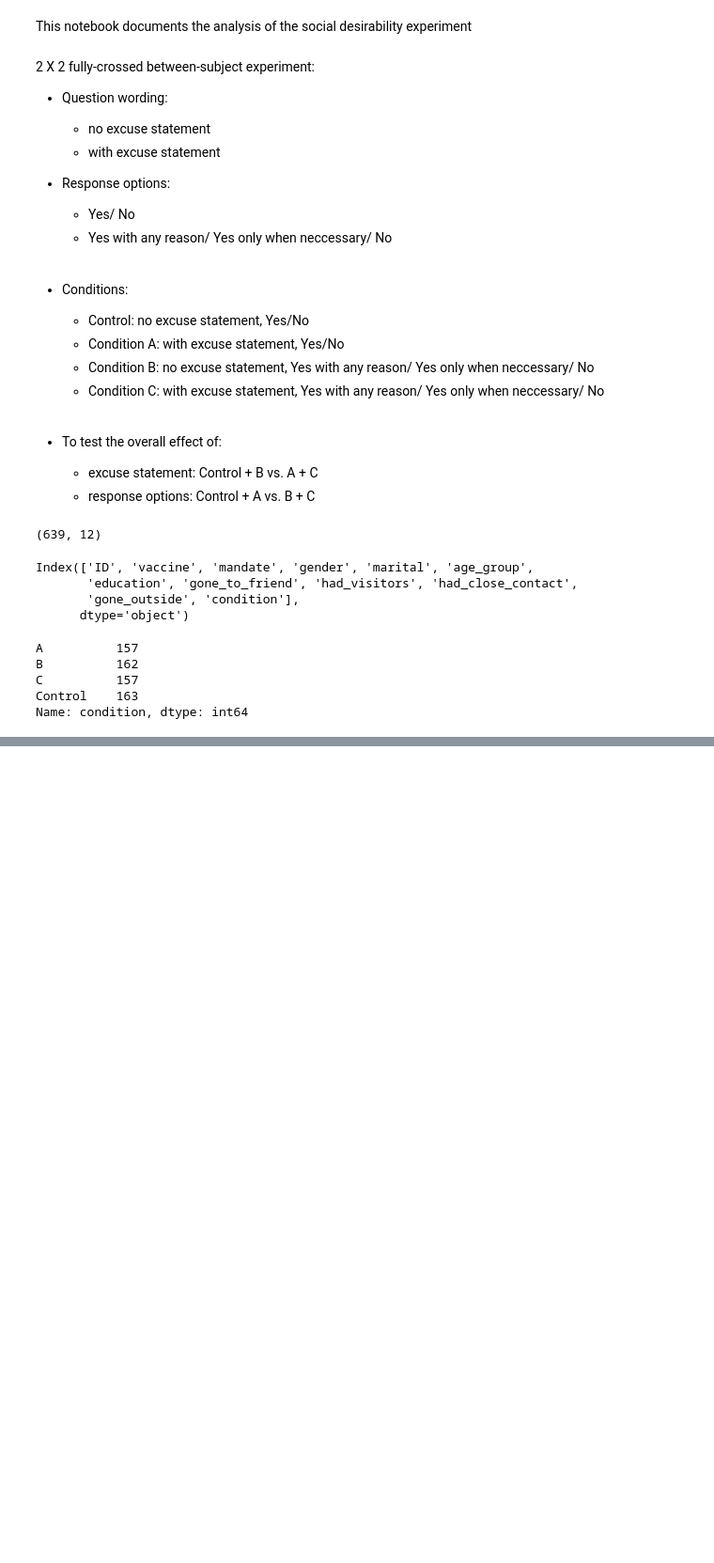
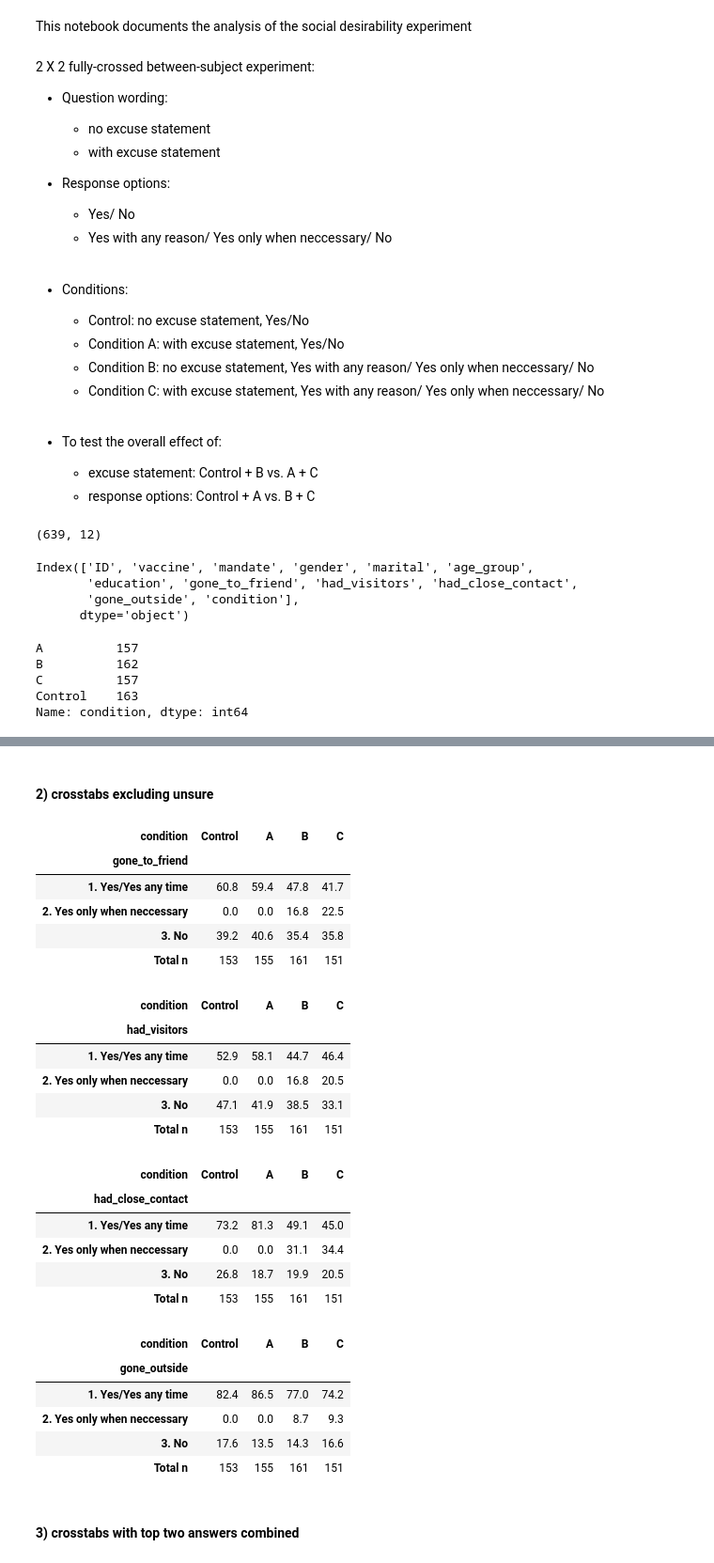
Before and after one commit to rosalynnyang/fb_uas_study, a Jupyter notebook: report/8_SD_experiment_analysis.ipynb, the cells around one changed output, grey strips where cells are left out. Shown: that part at 94% size. Drawn from its saved outputs; the diff is of its cells as text; code cells hidden in the pictures; blank space fills up the shorter version.

```diff
--- a/report/8_SD_experiment_analysis.ipynb
+++ b/report/8_SD_experiment_analysis.ipynb
@@ -55,2 +56,14 @@ Name: condition, dtype: int64
+# %%
+# combine top two response options into "yes"
+combine_top_two = {"1. Yes/Yes any time": "1. Yes",
+                   "2. Yes only when neccessary": "1. Yes",
+                   "3. No": "2. No",
+                   "4. Unsure": "3. Unsure"}
+# %%
+# create recodes that reflect the combinations
+SD_cols = ['gone_to_friend', 'had_visitors', 'had_close_contact', 'gone_outside']
+
+for col in SD_cols:
+    df[f'{col}_r'] = df[col].map(combine_top_two)
 # %%
 conditions = ['Control', 'A', 'B', 'C']
@@ -123,0 +70,4 @@ util.crosstab_percent_table('gone_outside', 'condition', df, conditions)
+# %%
+# create a version of the data that excludes "unsure"
+df_no_miss = df[(df['gone_to_friend'] != '4. Unsure') & (df['had_visitors'] != '4. Unsure') &
+                (df['had_close_contact'] != '4. Unsure') & (df['gone_outside'] != '4. Unsure')]
@@ -123,0 +80,4 @@ util.crosstab_percent_table('gone_outside', 'condition', df, conditions)
+# %%
+for col in SD_cols:
+    util.crosstab_percent_table(col, 'condition', df, conditions)
+    print('\n')
@@ -123,0 +113,33 @@ util.crosstab_percent_table('gone_outside', 'condition', df, conditions)
+# %% [markdown]
+#### 2) crosstabs excluding unsure
+# %%
+for col in SD_cols:
+    util.crosstab_percent_table(col, 'condition', df_no_miss, conditions)
+    print('\n')
+# %% [output]
+| condition | Control | A | B | C |
+| gone_to_friend |  |  |  |  |
+| 1. Yes/Yes any time | 60.8 | 59.4 | 47.8 | 41.7 |
+| 2. Yes only when neccessary | 0.0 | 0.0 | 16.8 | 22.5 |
+| 3. No | 39.2 | 40.6 | 35.4 | 35.8 |
+| Total n | 153 | 155 | 161 | 151 |
+| condition | Control | A | B | C |
+| had_visitors |  |  |  |  |
+| 1. Yes/Yes any time | 52.9 | 58.1 | 44.7 | 46.4 |
+| 2. Yes only when neccessary | 0.0 | 0.0 | 16.8 | 20.5 |
+| 3. No | 47.1 | 41.9 | 38.5 | 33.1 |
+| Total n | 153 | 155 | 161 | 151 |
+| condition | Control | A | B | C |
+| had_close_contact |  |  |  |  |
+| 1. Yes/Yes any time | 73.2 | 81.3 | 49.1 | 45.0 |
+| 2. Yes only when neccessary | 0.0 | 0.0 | 31.1 | 34.4 |
+| 3. No | 26.8 | 18.7 | 19.9 | 20.5 |
+| Total n | 153 | 155 | 161 | 151 |
+| condition | Control | A | B | C |
+| gone_outside |  |  |  |  |
+| 1. Yes/Yes any time | 82.4 | 86.5 | 77.0 | 74.2 |
+| 2. Yes only when neccessary | 0.0 | 0.0 | 8.7 | 9.3 |
+| 3. No | 17.6 | 13.5 | 14.3 | 16.6 |
+| Total n | 153 | 155 | 161 | 151 |
+# %% [markdown]
+#### 3) crosstabs with top two answers combined
```
Also changed, not shown: parts of 19 cells of this notebook.
